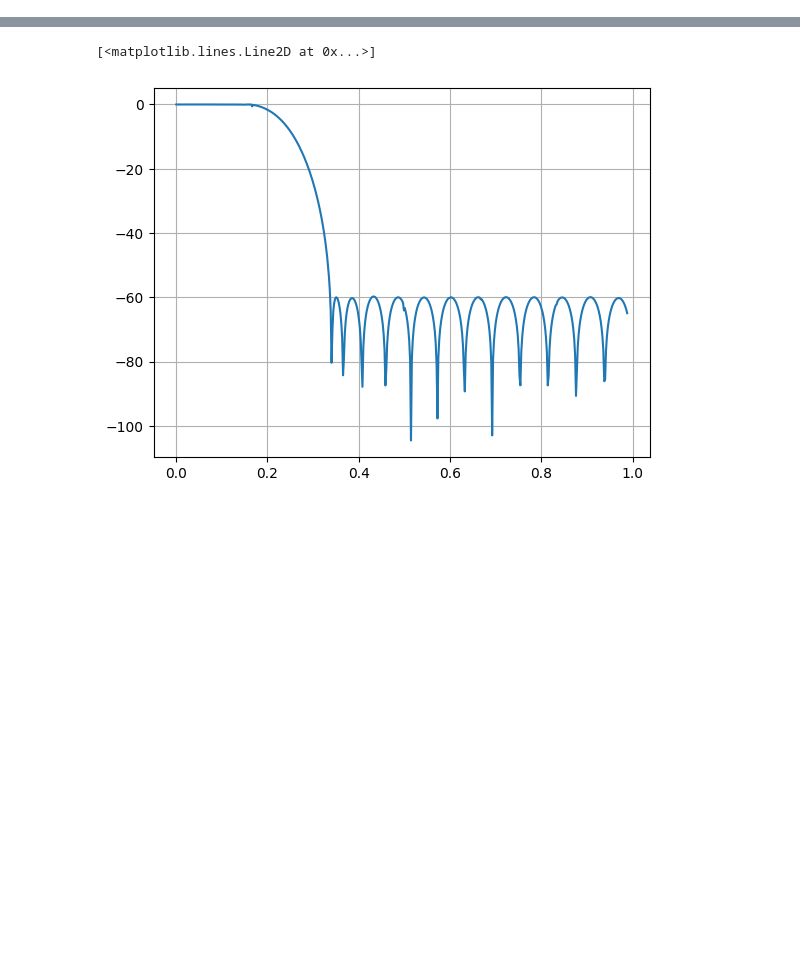
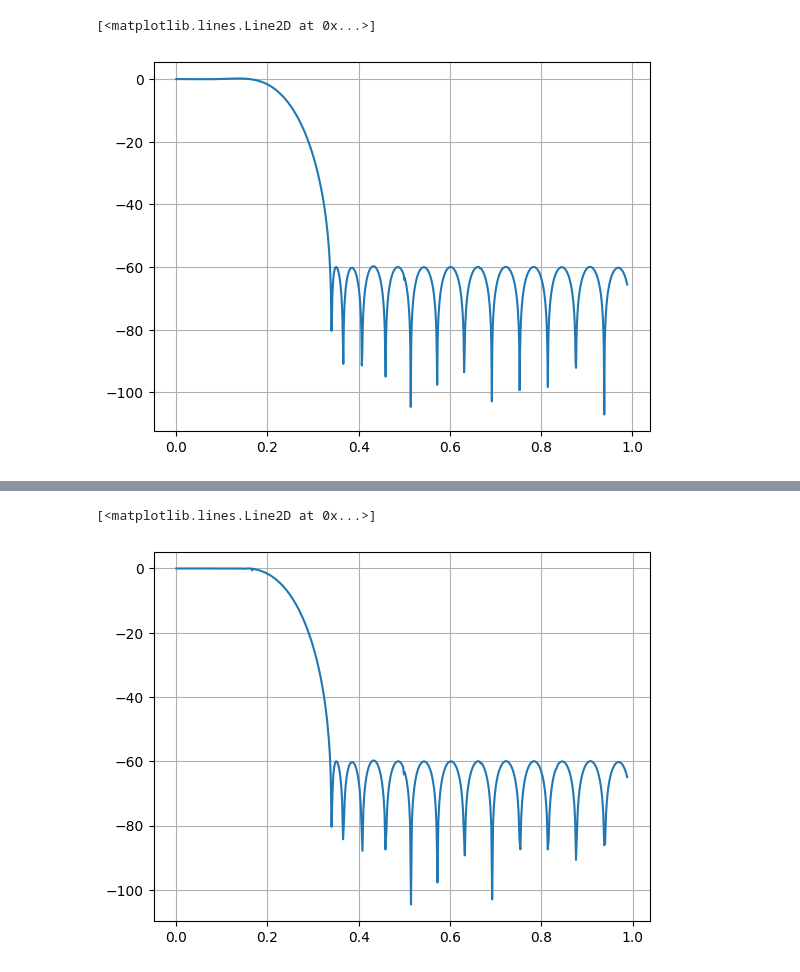
Before and after one commit to ruich95/SynQ, a Jupyter notebook: src/python/seq_fir.ipynb, the cells around one changed output, grey strips where cells are left out. Drawn from its saved outputs; the diff is of its cells as text; code cells hidden in the pictures; blank space fills up the shorter version.

```diff
--- a/src/python/seq_fir.ipynb
+++ b/src/python/seq_fir.ipynb
@@ -9,0 +11,51 @@ from tqdm import tqdm
+# %%
+lib = ctypes.CDLL("./cic3d128comp.so")
+# in so file: ptr @cic3d128comp(i64 %x0.i, i64 %x1.i)
+lib.cic3d128comp.argtypes = [ctypes.c_uint64, ctypes.c_uint64]
+lib.cic3d128comp.restype = ctypes.POINTER(ctypes.c_int64)
+
+fs = 960e3  # sampling frequency 960 kHz
+
+ts = 1 / fs
+
+freqs_to_scan = np.arange(100, 475e3, (475e3/1024)) + 0.1
+
+attenuation_dbs = []
+
+for freq in tqdm(freqs_to_scan):
+
+    # sample 1.5 periods of the signal
+    signal_length = int(1.5 * (1/freq) * fs)
+    signal_length = signal_length if signal_length > 512 else 512
+
+    fir = lib.cic3d128comp
+
+    signal = np.sin(2 * np.pi * freq * np.arange(signal_length) * ts, dtype=np.float64)
+    signal_up_sampled = np.zeros(signal_length * 36, dtype=np.int64)
+    #18bit signed input
+    signal_up_sampled[::36] = signal * (2**17 - 1)
+    en_signal = np.zeros_like(signal_up_sampled, dtype=bool)
+    en_signal[::36] = True
+
+    signal_filtered = np.zeros_like(signal_up_sampled, dtype=np.int64)
+    signal_valid    = np.zeros_like(signal_up_sampled, dtype=bool)
+
+    for i, (en, sig) in enumerate(zip(en_signal, signal_up_sampled)):
+        res_ptr = fir(np.uint64(en), sig)
+        valid = res_ptr[0] == -1
+        data = res_ptr[1]
+        signal_valid[i] = valid
+        signal_filtered[i] = data
+
+    signal_filtered = signal_filtered[signal_valid][64:] / 2**34
+
+    signal_pp = np.max(signal) - np.min(signal)
+    filtered_pp = np.max(signal_filtered) - np.min(signal_filtered)
+    attenuation_db = 20 * np.log10(filtered_pp / signal_pp)
+    attenuation_dbs.append(attenuation_db)
+
+plt.grid()
+plt.plot(freqs_to_scan*2/fs, attenuation_dbs)
+# %% [output]
+[<matplotlib.lines.Line2D at 0x...>]
+[figure, added]
```
Also changed, not shown: parts of 2 cells of this notebook, 16 other files.
